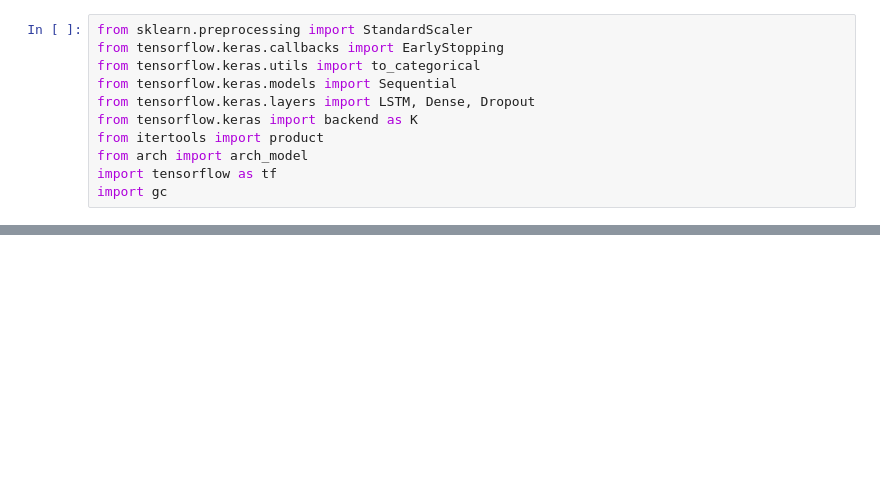
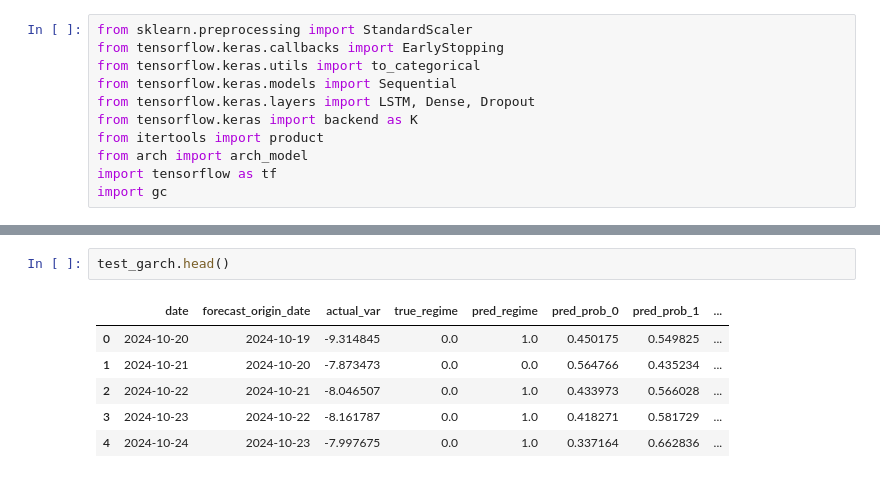
Before and after one commit to Therulow/DSE4211-GRP13, a Jupyter notebook: lstm-regimeaware/lstm_regime4.ipynb, the cells around one changed output, grey strips where cells are left out. Saved outputs shown, nothing was run; the diff lists cells and outputs as text; blank space fills up the shorter version.

```diff
--- a/lstm-regimeaware/lstm_regime4.ipynb
+++ b/lstm-regimeaware/lstm_regime4.ipynb
@@ -880,0 +1044,9 @@ plt.show()
+# %%
+test_garch.head()
+# %% [output]
+|  | date | forecast_origin_date | actual_var | true_regime | pred_regime | pred_prob_0 | pred_prob_1 | ... |
+| 0 | 2024-10-20 | 2024-10-19 | -9.314845 | 0.0 | 1.0 | 0.450175 | 0.549825 | ... |
+| 1 | 2024-10-21 | 2024-10-20 | -7.873473 | 0.0 | 0.0 | 0.564766 | 0.435234 | ... |
+| 2 | 2024-10-22 | 2024-10-21 | -8.046507 | 0.0 | 1.0 | 0.433973 | 0.566028 | ... |
+| 3 | 2024-10-23 | 2024-10-22 | -8.161787 | 0.0 | 1.0 | 0.418271 | 0.581729 | ... |
+| 4 | 2024-10-24 | 2024-10-23 | -7.997675 | 0.0 | 1.0 | 0.337164 | 0.662836 | ... |
```
Also changed, not shown: parts of 32 cells of this notebook, 1 other file.
